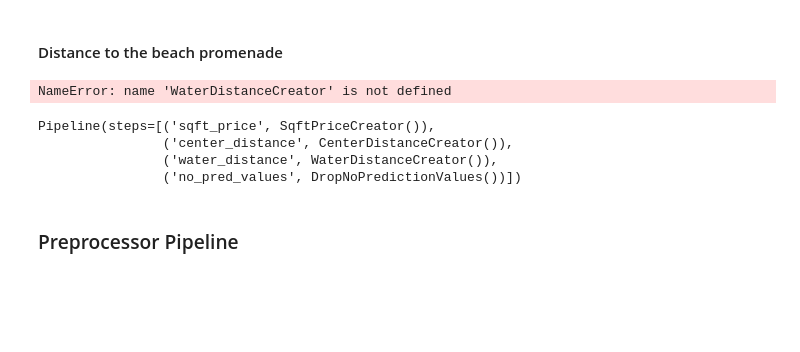
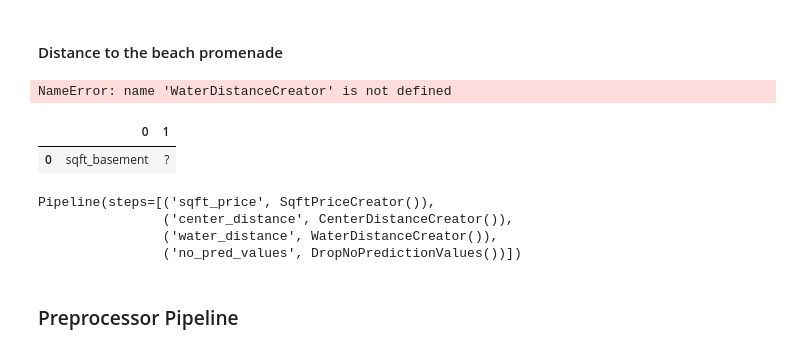
Before and after one commit to evanswitte/mle-refactoring-project, a Jupyter notebook: notebooks/refactor-King-County.ipynb, the cells around one changed output. Drawn from its saved outputs; the diff is of its cells as text; code cells hidden in the pictures; blank space fills up the shorter version.

```diff
--- a/notebooks/refactor-King-County.ipynb
+++ b/notebooks/refactor-King-County.ipynb
@@ -273,6 +273,11 @@ feature_engineering_pipeline = Pipeline([
     ('no_pred_values', DropNoPredictionValues())
      ]
 )
+# %%
+pd.DataFrame([['sqft_basement', '?']])
+# %% [output]
+|  | 0 | 1 |
+| 0 | sqft_basement | ? |
 # %%
 feature_engineering_pipeline
 # %% [output]
```
Also changed, not shown: 21 other files.
